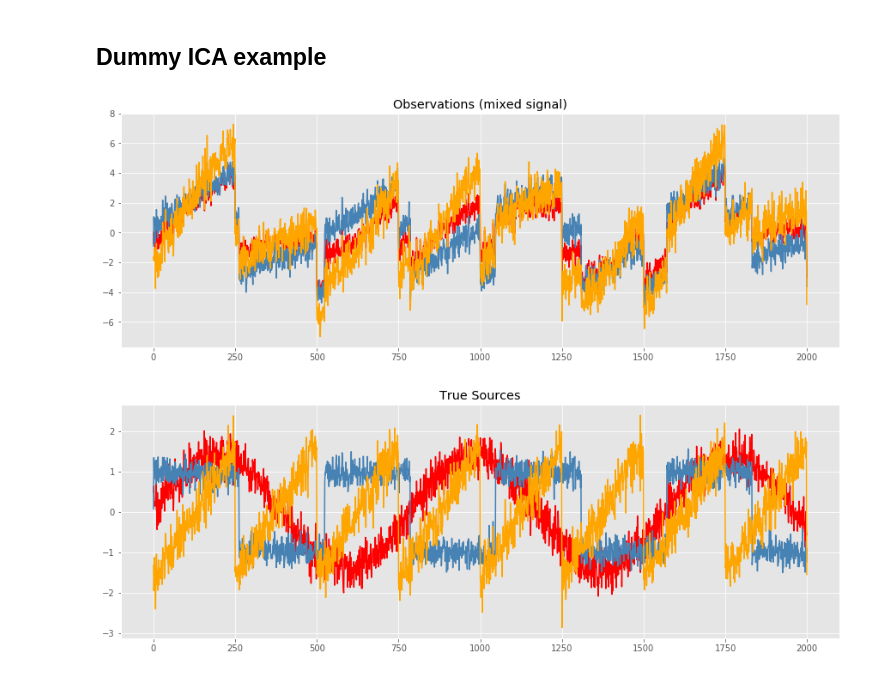
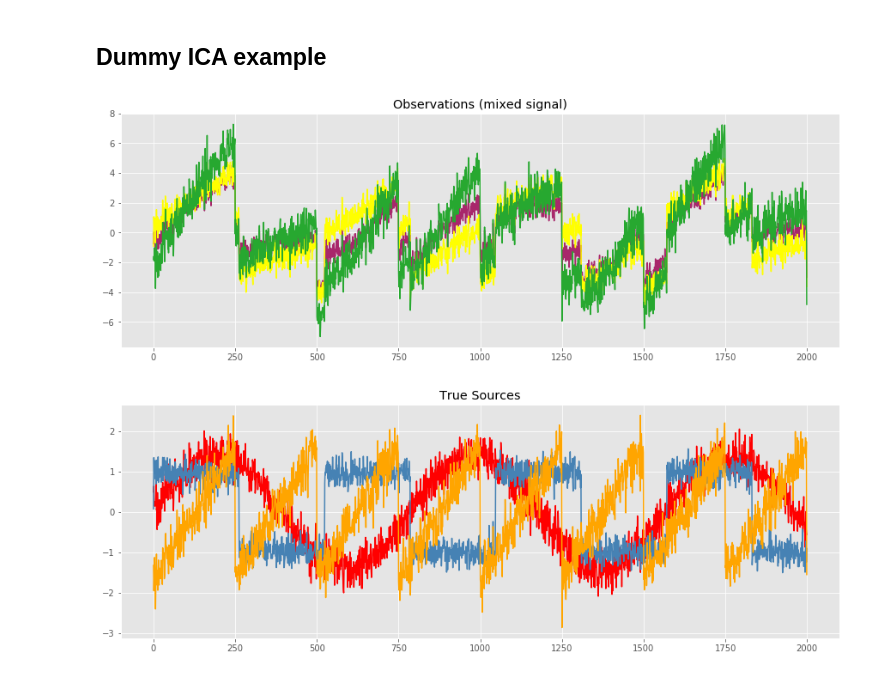
Before and after one commit to jdkent/2018-Seminar-Talk, a Jupyter notebook: seminar_graphs.ipynb, the cells around one changed output. Cells and saved outputs as stored; diff of their text form; code cells hidden in the pictures.

Commit message:
update colors

```diff
--- a/seminar_graphs.ipynb
+++ b/seminar_graphs.ipynb
@@ -164,35 +164,35 @@ time = np.linspace(0, 8, n_samples)
 
 s1 = np.sin(2 * time)  # Signal 1 : sinusoidal signal
 s2 = np.sign(np.sin(3 * time))  # Signal 2 : square signal
 s3 = signal.sawtooth(2 * np.pi * time)  # Signal 3: saw tooth signal
 
 S = np.c_[s1, s2, s3]
 S += 0.2 * np.random.normal(size=S.shape)  # Add noise
 
 S /= S.std(axis=0)  # Standardize data
 # Mix data
 A = np.array([[1, 1, 1], [0.5, 2, 1.0], [1.5, 1.0, 2.0]])  # Mixing matrix
 X = np.dot(S, A.T)  # Generate observations
 
 # Compute ICA
 ica = FastICA(n_components=3)
 S_ = ica.fit_transform(X)  # Reconstruct signals
 A_ = ica.mixing_  # Get estimated mixing matrix
 
 plt.figure()
 
 models = [X, S, S_]
 names = ['Observations (mixed signal)',
          'True Sources',
          'ICA recovered signals']
 colors = ['red', 'steelblue', 'orange']
 
 plt.title(names[0])
-for sig, color in zip(models[0].T, colors):
+for sig, color in zip(models[0].T, ['#a8276b', '#ffff00', '#27a830']):
     plt.plot(sig, color=color)
 plt.savefig('./imgs/observations.png')
 # %% [output]
-[figure, old version]
+[figure, new version]
 # %%
 plt.figure()
 plt.title(names[1])
```
